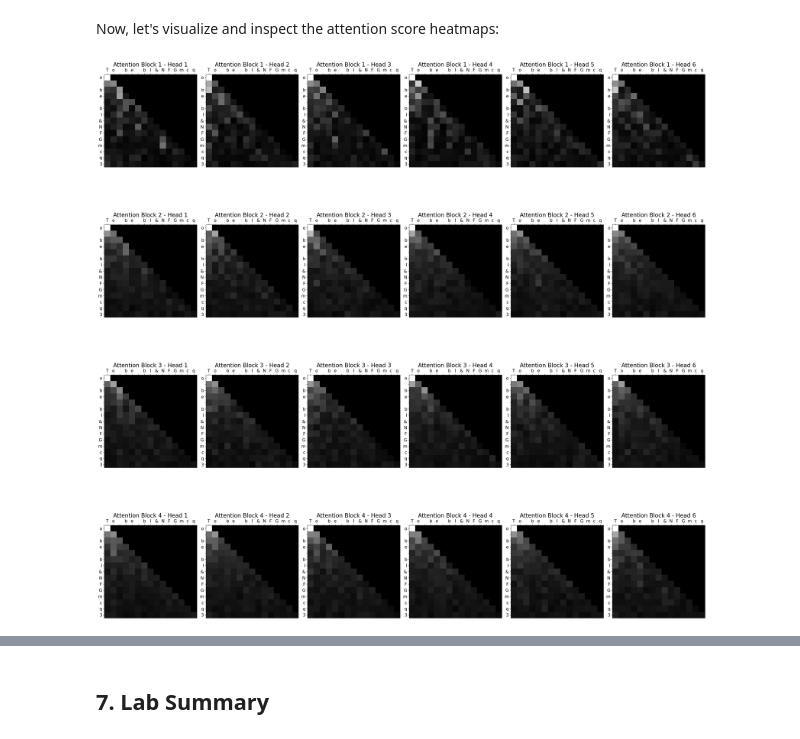
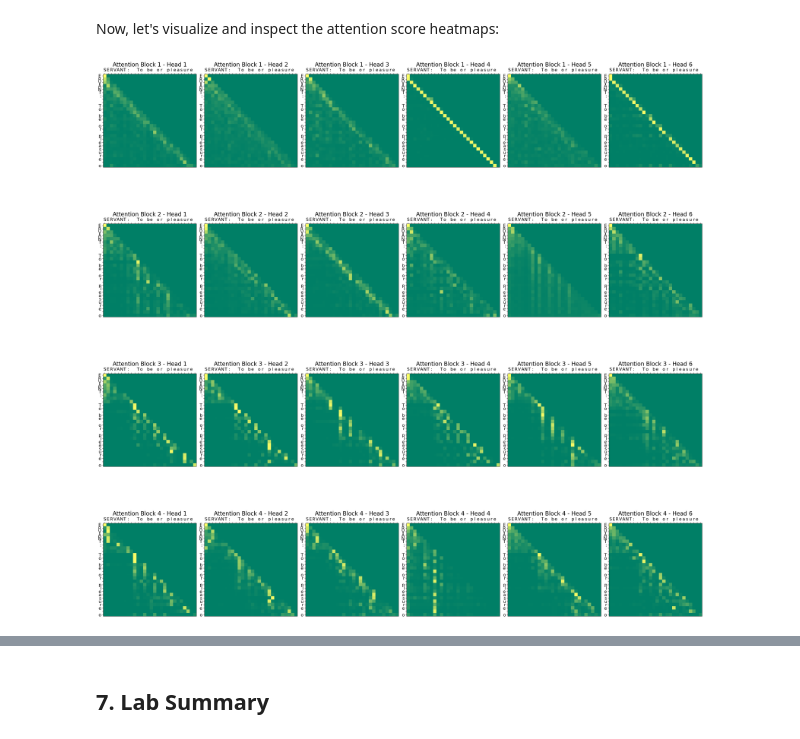
Before and after one commit to HSG-AIML-Teaching/GSERM2025-Lab, a Jupyter notebook: lab_08/lab_08.ipynb, the cells around one changed output, grey strips where cells are left out. Saved outputs shown, nothing was run; the diff lists cells and outputs as text; code cells hidden in the pictures.

Commit message:
initial commit

```diff
--- a/lab_08/lab_08.ipynb
+++ b/lab_08/lab_08.ipynb
@@ -913,7 +935,7 @@ Before evaluating our model, let's **load the best-performing model**. Remember
 best_model = GPTNet(embed_dim=embed_dim, num_heads=num_heads, n_blocks=n_blocks, pos_len=pos_len)
 
 # restore pre-trained model snapshot
-best_model_name = 'https://raw.githubusercontent.com/HSG-AIML-Teaching/GSERM2025-Lab/master/lab_08/models_gpt/gptnet_model_iteration_12000.pth'
+best_model_name = 'https://raw.githubusercontent.com/HSG-AIML-Teaching/GSERM2025-Lab/master/lab_08/models_gpt/gptnet_model_iteration_50000.pth'
 
 # read stored model from the remote location
 model_bytes = urllib.request.urlopen(best_model_name)
@@ -1033,18 +1056,15 @@ First, we will generate text using our trained GPT model. We will start with an
 # %%
 # push the model to compute device
-model.to(device)
+best_model.to(device)
 
 # define the prompt for generation
-prompt = "To be "
+prompt = "SERVANT:\n To be or "
 
 # set the maximum number of new tokens to generate
 max_tokens = 10
 
-# convert the prompt into tensor indices
+# convert the prompt to tensor
 prompt_idx = torch.tensor([char_to_int[c] for c in prompt], dtype=torch.long).unsqueeze(0).to(device)
-
-# initialize an empty list to store attention weights
-attention_weights = []
 
 # init generated text with original prompt
 generated_text = prompt
@@ -1052,11 +1072,11 @@ generated_text = prompt
 # generate tokens step by step
 for _ in range(max_tokens):
 
-    # get the predictions (logits) and attention scores from the model
-    logits, attn_list = model(prompt_idx) # shape: (batch_size, seq_len, vocab_size)
+    # get the predictions
+    logits, attn_list = best_model(prompt_idx)  # shape: (batch_size, seq_len, vocab_size)
 
     # we only need the logits for the last token
-    logits = logits[:, -1, :] # shape: (batch_size, seq_len, vocab_size)
+    logits = logits[:, -1, :] # shape: (batch_size, vocab_size)
 
     # convert logits to probabilities
     probs = F.softmax(logits, dim=-1) # shape: (batch_size, vocab_size)
@@ -1097,32 +1117,32 @@ for block_idx in range(n_blocks):
 
         # determine attention layer head
         attention = attention_layer_out[head_idx]
 
         # convert to numpy array
         attention = attention.detach().cpu().numpy()
 
         # determine subplot axis
         ax = axes[block_idx, head_idx]
 
         # visualize attention scores
-        ax.imshow(attention, cmap='gray', interpolation='nearest')  # Plot the attention in the current subplot
+        ax.imshow(attention, cmap='summer', interpolation='nearest')  # Plot the attention in the current subplot
 
         # set subplot title
         ax.set_title(f"Attention Block {block_idx + 1} - Head {head_idx + 1}", fontsize=20)
 
         # set subplot x and y ticks
         ax.set_xticks(range(len(generated_text)-1), [*generated_text[:-1]], fontsize=15)
         ax.set_yticks(range(len(generated_text)-1), [*generated_text[1:]], fontsize=15)
 
         # set subplot x and y ticks location
         ax.xaxis.tick_top()
         ax.tick_params(axis='x', which='both', bottom=False, top=True)
 
 # adjust the spacing between the rows
 plt.subplots_adjust(hspace=0.5)
 plt.tight_layout(pad=1.0)
 
 # Show the figure
 plt.show()
 # %% [output]
-[figure, old version]
+[figure, new version]
```
Also changed, not shown: parts of 9 cells of this notebook, 1 other file.
